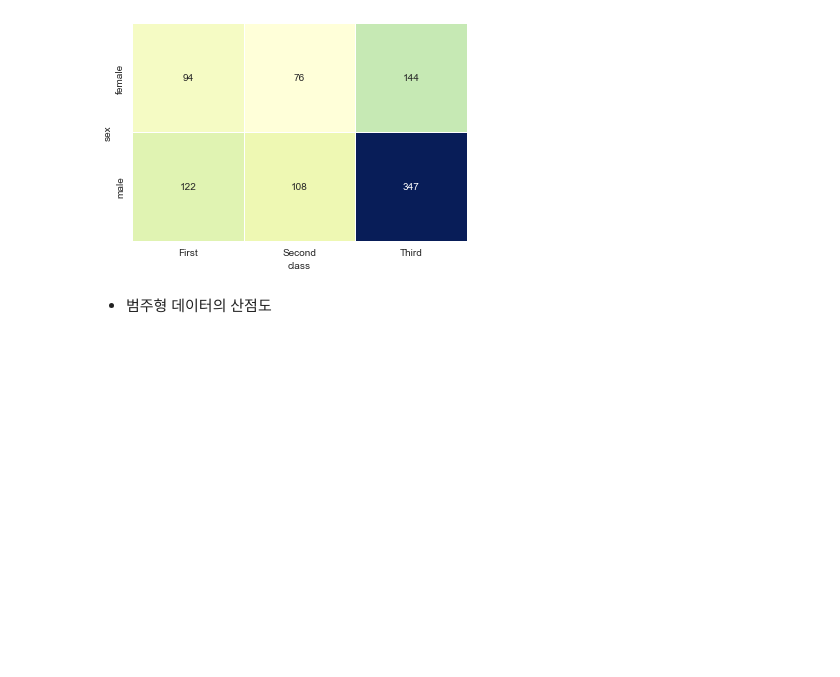
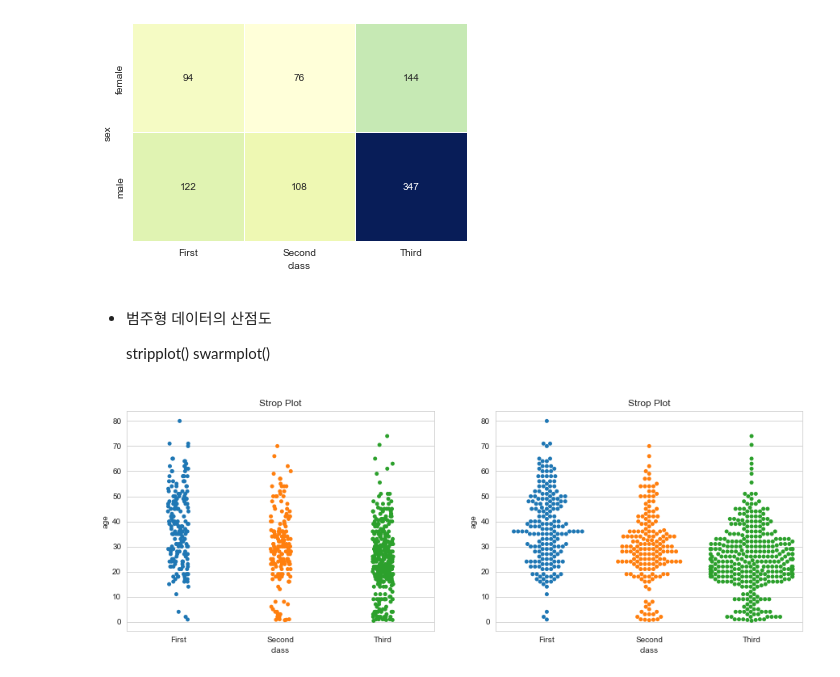
Before and after one commit to 9mynamemj7/TIL, a Jupyter notebook: Pandas/Part4_시각화 도구/02. Seaborn 라이브러리 - 고급 그래프 도구.ipynb, the cells around one changed output. Saved outputs shown, nothing was run; the diff lists cells and outputs as text; code cells hidden in the pictures; blank space fills up the shorter version.

Commit message:
Seaborn 라이브러리

```diff
--- a/Pandas/Part4_시각화 도구/02. Seaborn 라이브러리 - 고급 그래프 도구.ipynb
+++ b/Pandas/Part4_시각화 도구/02. Seaborn 라이브러리 - 고급 그래프 도구.ipynb
@@ -107,3 +107,6 @@ plt.show()
 [figure]
 # %% [markdown]
 - 범주형 데이터의 산점도
+
+    stripplot()</br>
+    swarmplot()
@@ -111,0 +113,28 @@ plt.show()
+# %%
+import matplotlib.pyplot as plt
+import seaborn as sns
+
+titanic = sns.load_dataset('titanic')
+sns.set_style('whitegrid')
+
+fig = plt.figure(figsize=(15,5))
+ax1 = fig.add_subplot(1,2,1)
+ax2 = fig.add_subplot(1,2,2)
+
+# 이산형 변수의 분포 - 데이터 분산 미고려(중복 표시 O)
+sns.stripplot(x="class",
+              y='age',
+              data=titanic,
+              ax=ax1)
+# 이산형 변수의 분포 - 데이터 분산 고려(중복 표시 X)
+sns.swarmplot(x="class",
+              y='age',
+              data=titanic,
+              ax=ax2)
+
+ax1.set_title("Strip Plot")
+ax2.set_title("Strip Plot")
+
+plt.show()
+# %% [output]
+[figure, added]
```
Also changed, not shown: parts of 13 cells of this notebook.
